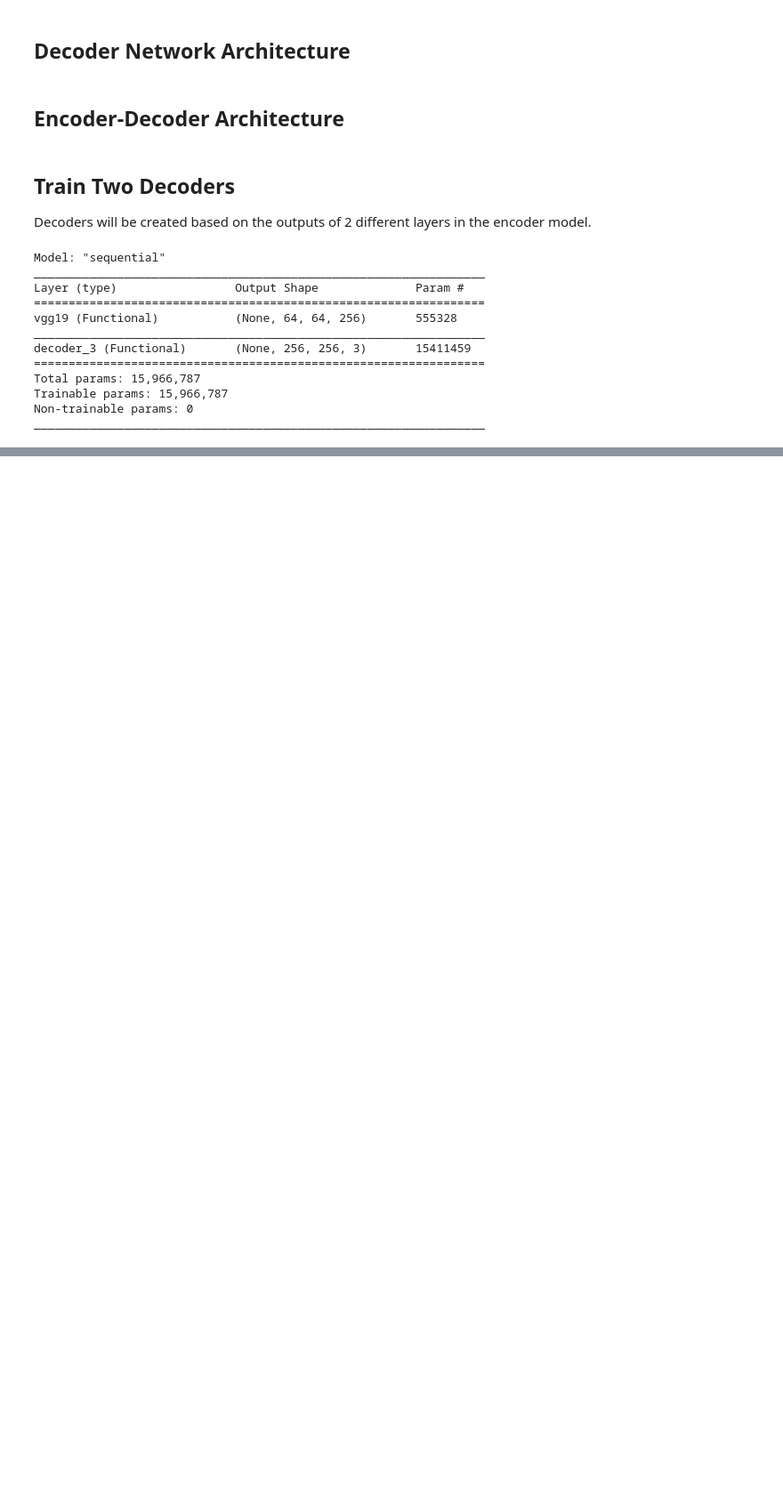
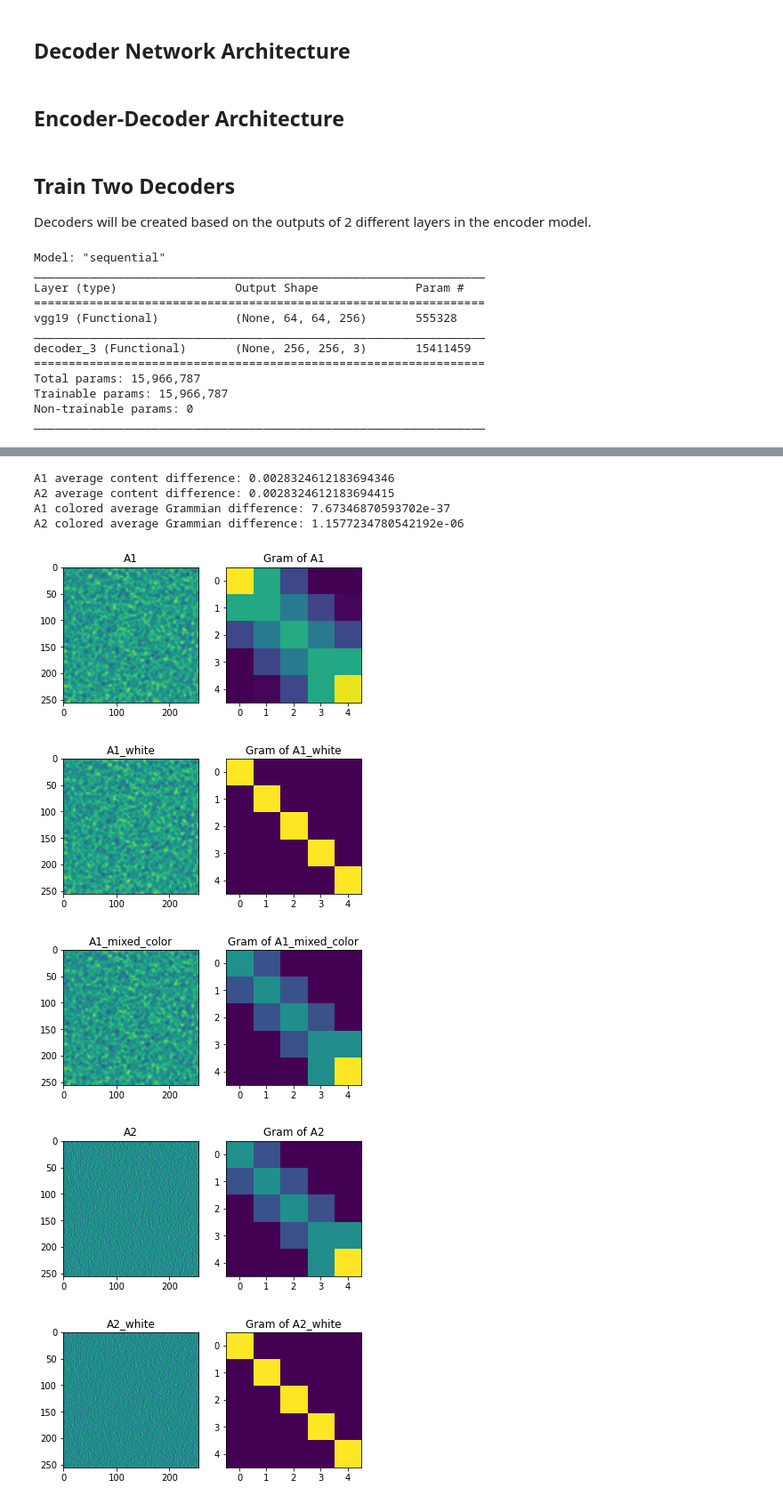
Before and after one commit to elilaird/CS83212-Advanced-Neural-Networks, a Jupyter notebook: Lab2_Style_Transfer.ipynb, the cells around one changed output, grey strips where cells are left out. Shown at 89% size. Cells and saved outputs as stored; diff of their text form; code cells hidden in the pictures; blank space fills up the shorter version.

```diff
--- a/Lab2_Style_Transfer.ipynb
+++ b/Lab2_Style_Transfer.ipynb
@@ -318,0 +414,57 @@ TypeError: ignored
+# %%
+def whiten_cov(A):
+    Avec = A.reshape((channels,hw*hw))
+    AA = Avec @ Avec.T
+    # notice that the SVD is of the covariance matrix
+    u,s,vt = np.linalg.svd(AA,full_matrices=False)
+
+    A_white = ((u @ np.diag(s**(-0.5)) @ vt) @ Avec) # no usage of the singular values here
+    return A_white, (u, s, vt), Avec
+
+
+A1_white, A1SVDcov, A1vec = whiten_cov(A1)
+A2_white, A2SVDcov, A2vec = whiten_cov(A2)
+
+u1, s1, _ = A1SVDcov
+u2, s2, _ = A2SVDcov
+
+# -------A1-------
+# Apply inverse reconstruction to get colored version
+A1_mixed_color = u2 @ np.diag(s2**(0.5)) @ u2.T @ A1_white
+A1_mixed_color = A1_mixed_color.reshape((channels,hw,hw))
+
+# -------A2-------
+# Apply inverse reconstruction to get colored version
+A2_mixed_color = u1 @ np.diag(s1**(0.5)) @ u1.T @ A2_white
+A2_mixed_color = A2_mixed_color.reshape((channels,hw,hw))
+
+diffA1 = np.mean((A1_mixed_color-A1)**2)
+diffA2 = np.mean((A2_mixed_color-A2)**2)
+
+# show originals
+# and colored versions
+G_A1 = show_gram(A1,'A1')
+_ = show_gram(A1_white.reshape((channels,hw,hw)),'A1_white')
+G_A1asA2 = show_gram(A1_mixed_color,'A1_mixed_color')
+
+# show originals
+# and colored versions
+G_A1 = show_gram(A2,'A2')
+_ = show_gram(A2_white.reshape((channels,hw,hw)),'A2_white')
+G_A2asA1 = show_gram(A2_mixed_color,'A2_mixed_color')
+
+print('A1 average content difference:', diffA1)
+print('A2 average content difference:', diffA2)
+
+print('A1 colored average Grammian difference:', np.mean((G_A2-G_A1asA2)**2))
+print('A2 colored average Grammian difference:', np.mean((G_A1-G_A2asA1)**2))
+# %% [output]
+A1 average content difference: 0.0028324612183694346
+A2 average content difference: 0.0028324612183694415
+A1 colored average Grammian difference: 7.67346870593702e-37
+A2 colored average Grammian difference: 1.1577234780542192e-06
+[figure, added]
+[figure, added]
+[figure, added]
+[figure, added]
+[figure, added]
```
Also changed, not shown: parts of 19 cells of this notebook.
